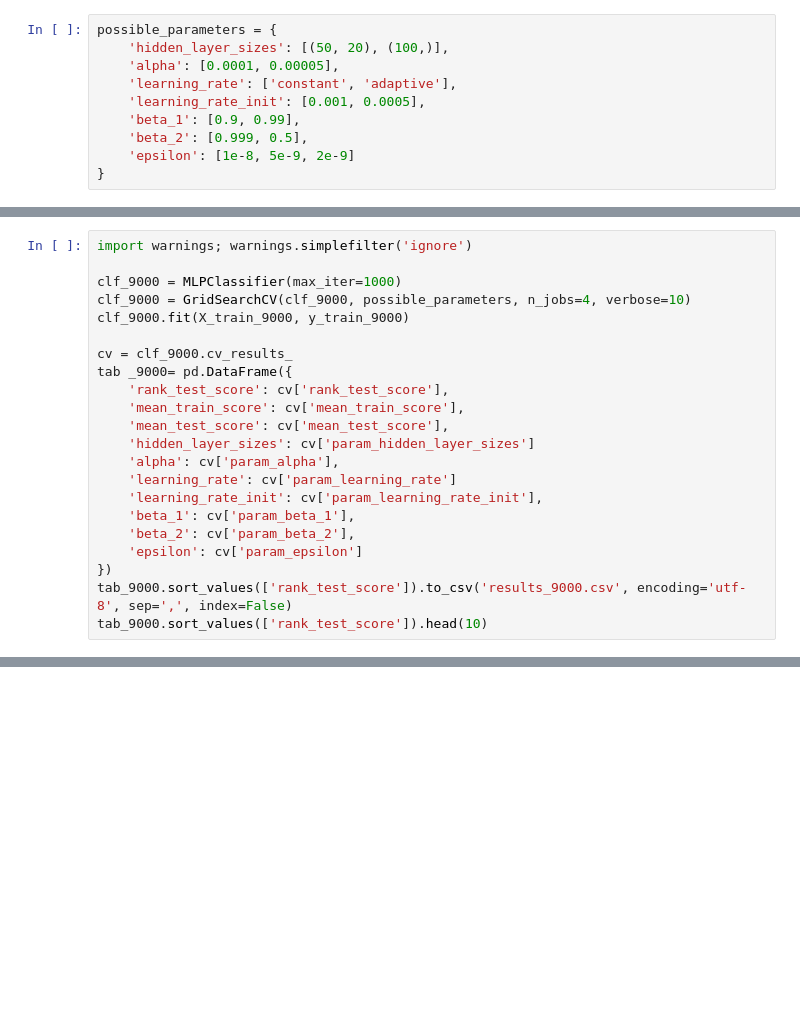
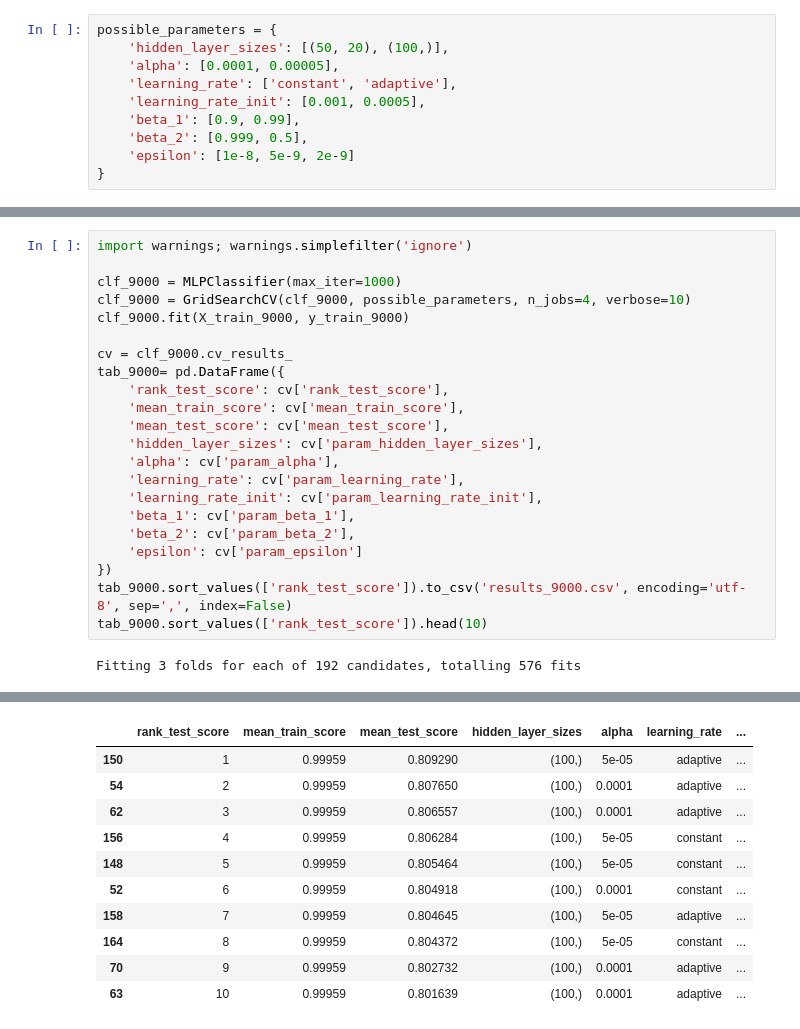
Before and after one commit to csar95/CW2_Trees_Regression_NNs, a Jupyter notebook: MultiLayerPerceptron.ipynb, the cells around one changed output, grey strips where cells are left out. Cells and saved outputs as stored; diff of their text form; blank space fills up the shorter version.

```diff
--- a/MultiLayerPerceptron.ipynb
+++ b/MultiLayerPerceptron.ipynb
@@ -277,13 +267,13 @@ clf_9000 = GridSearchCV(clf_9000, possible_parameters, n_jobs=4, verbose=10)
 clf_9000.fit(X_train_9000, y_train_9000)
 
 cv = clf_9000.cv_results_
-tab _9000= pd.DataFrame({
+tab_9000= pd.DataFrame({
     'rank_test_score': cv['rank_test_score'],
     'mean_train_score': cv['mean_train_score'],
     'mean_test_score': cv['mean_test_score'],
-    'hidden_layer_sizes': cv['param_hidden_layer_sizes']
+    'hidden_layer_sizes': cv['param_hidden_layer_sizes'],
     'alpha': cv['param_alpha'],
-    'learning_rate': cv['param_learning_rate']
+    'learning_rate': cv['param_learning_rate'],
     'learning_rate_init': cv['param_learning_rate_init'],
     'beta_1': cv['param_beta_1'],
     'beta_2': cv['param_beta_2'],
@@ -291,3 +281,5 @@ tab _9000= pd.DataFrame({
 })
 tab_9000.sort_values(['rank_test_score']).to_csv('results_9000.csv', encoding='utf-8', sep=',', index=False)
 tab_9000.sort_values(['rank_test_score']).head(10)
+# %% [output]
+Fitting 3 folds for each of 192 candidates, totalling 576 fits
@@ -293,0 +303,11 @@ tab_9000.sort_values(['rank_test_score']).head(10)
+|  | rank_test_score | mean_train_score | mean_test_score | hidden_layer_sizes | alpha | learning_rate | ... |
+| 150 | 1 | 0.99959 | 0.809290 | (100,) | 5e-05 | adaptive | ... |
+| 54 | 2 | 0.99959 | 0.807650 | (100,) | 0.0001 | adaptive | ... |
+| 62 | 3 | 0.99959 | 0.806557 | (100,) | 0.0001 | adaptive | ... |
+| 156 | 4 | 0.99959 | 0.806284 | (100,) | 5e-05 | constant | ... |
+| 148 | 5 | 0.99959 | 0.805464 | (100,) | 5e-05 | constant | ... |
+| 52 | 6 | 0.99959 | 0.804918 | (100,) | 0.0001 | constant | ... |
+| 158 | 7 | 0.99959 | 0.804645 | (100,) | 5e-05 | adaptive | ... |
+| 164 | 8 | 0.99959 | 0.804372 | (100,) | 5e-05 | constant | ... |
+| 70 | 9 | 0.99959 | 0.802732 | (100,) | 0.0001 | adaptive | ... |
+| 63 | 10 | 0.99959 | 0.801639 | (100,) | 0.0001 | adaptive | ... |
```
Also changed, not shown: parts of 8 cells of this notebook.
